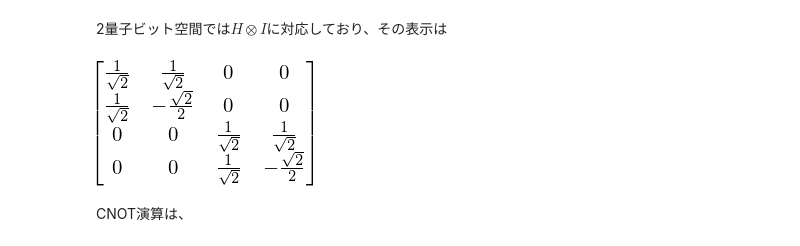
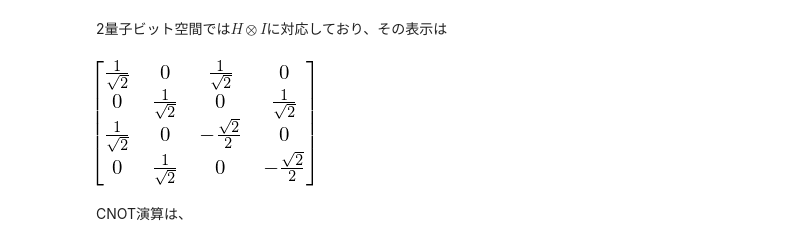
Before and after one commit to qulacs/quantum-native-dojo, a Jupyter notebook: notebooks/1.1_basics_of_quantum_information.ipynb, the cells around one changed output. Saved outputs shown, nothing was run; the diff lists cells and outputs as text; code cells hidden in the pictures.

```diff
--- a/notebooks/1.1_basics_of_quantum_information.ipynb
+++ b/notebooks/1.1_basics_of_quantum_information.ipynb
@@ -926,9 +928,9 @@ represent(H(0),nqubits=1)
 # %% [markdown]
 2量子ビット空間では$H \otimes I$に対応しており、その表示は
 # %%
-represent(H(0),nqubits=2)
+represent(H(1),nqubits=2)
 # %% [output]
-[figure, old version]
+[figure, new version]
 # %% [markdown]
 CNOT演算は、
 # %%
```
Also changed, not shown: parts of 4 cells of this notebook.
